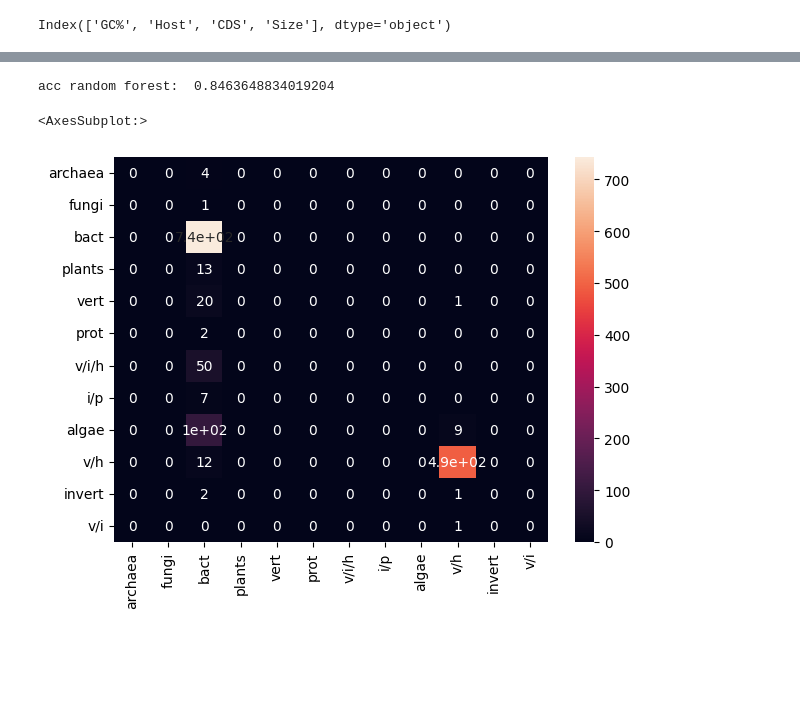
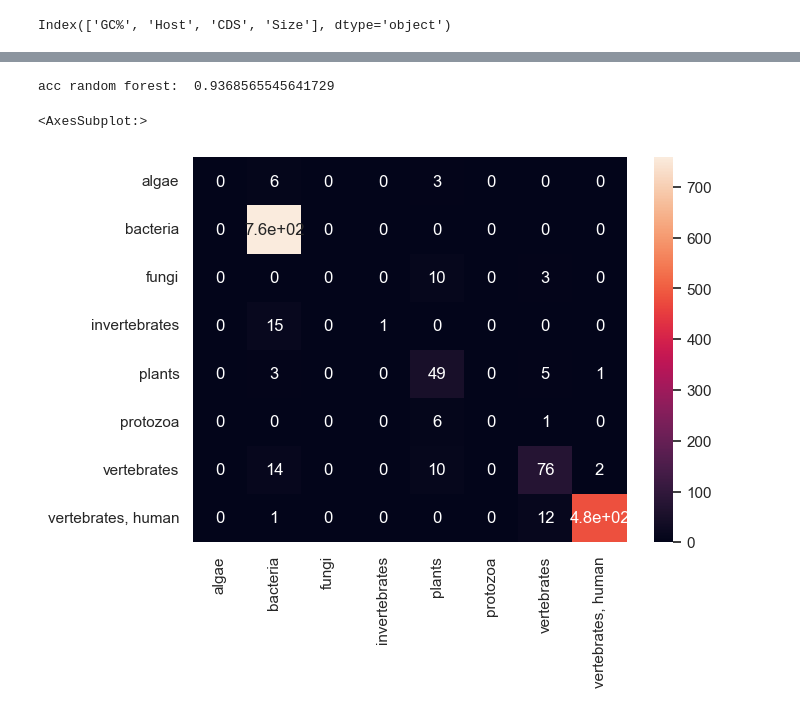
Before and after one commit to MT886505/IA-2022-2023, a Jupyter notebook: AnalyzingGenes.ipynb, the cells around one changed output, grey strips where cells are left out. Cells and saved outputs as stored; diff of their text form; code cells hidden in the pictures; blank space fills up the shorter version.

```diff
--- a/AnalyzingGenes.ipynb
+++ b/AnalyzingGenes.ipynb
@@ -282,9 +314,8 @@ for j in range(0, 400):
     protein_series_list.append(pd.Series(protein, dtype=int))
 # %%
 new_viral_df = viruses_dropped.copy()
-new_viral_df.drop(labels=['#Organism Name', 'Organism Groups', 'BioProject', 'Assembly',
-       'Size(Mb)', 'Replicons', 'Neighbors',
-       'GenBank FTP'], axis=1, inplace=True)
+new_viral_df.drop(labels=['#Organism Name', 'Organism Groups',
+       'Size(Mb)', 'Replicons', 'GenBank FTP'], axis=1, inplace=True)
 new_viral_df.columns
 # %% [output]
 Index(['GC%', 'Host', 'CDS', 'Size'], dtype='object')
@@ -320,0 +437,14 @@ unclean_viral_df
+# %%
+x = new_viral_df.values
+
+min_max_scaler = preprocessing.MinMaxScaler()
+x_scaled = min_max_scaler.fit_transform(x)
+
+unclean_viral_df_scaled = pd.DataFrame(x_scaled)
+
+unclean_viral_df_scaled.insert(0, 'Host', targets_host)
+
+# Concatenate GC% and size with the 400 categorical protein variables
+unclean_viral_df_scaled = pd.concat([unclean_viral_df_scaled, *protein_series_list], axis=1)
+unclean_viral_df_scaled.columns = ["Host", "GC", "CDS", "Size", *df_prot["protein"][0:400].tolist()]
+unclean_viral_df_scaled
@@ -321,6 +465,6 @@ unclean_viral_df
 # %%
-print(unclean_viral_df["Host"].isna().sum())
+print(unclean_viral_df_scaled["Host"].isna().sum())
 
-# remove the NaN values!
-new_df_clean = unclean_viral_df.dropna()
+# remove nan values
+new_df_clean = unclean_viral_df_scaled.dropna()
 # %% [output]
@@ -371,6 +516,6 @@ sn.heatmap(df_cm, annot=True)
 # %%
 # Testing a random forest classifier
-clf = RandomForestClassifier(max_depth=2, random_state=0)
+clf = RandomForestClassifier(max_depth=12, random_state=0)
 clf.fit(X_train, y_train)
 clf_prediction = clf.predict(X_test)
 
@@ -381,12 +526,13 @@ print("acc random forest: ", accuracy_clf)
 
 cm_lin = confusion_matrix(y_test, clf_prediction)
 # %% [output]
-acc random forest:  0.8463648834019204
+acc random forest:  0.9368565545641729
 # %%
-df_cm = pd.DataFrame(cm_lin, index = [i for i in ['archaea', 'fungi', 'bact', 'plants', 'vert', 'prot', 'v/i/h', 'i/p', 'algae', 'v/h', 'invert', 'v/i']],
-                  columns = [i for i in ['archaea', 'fungi', 'bact', 'plants', 'vert', 'prot', 'v/i/h', 'i/p', 'algae', 'v/h', 'invert', 'v/i']])
+hosts = ["algae", "bacteria", "fungi", "invertebrates", "plants", "protozoa", "vertebrates", "vertebrates, human"]
+df_cm = pd.DataFrame(cm_lin, index = [i for i in hosts],
+                  columns = [i for i in hosts])
 plt.figure(figsize = (7,5))
 sn.heatmap(df_cm, annot=True)
 # %% [output]
 <AxesSubplot:>
-[figure, old version]
+[figure, new version]
```
Also changed, not shown: parts of 38 cells of this notebook, 1 other file.
